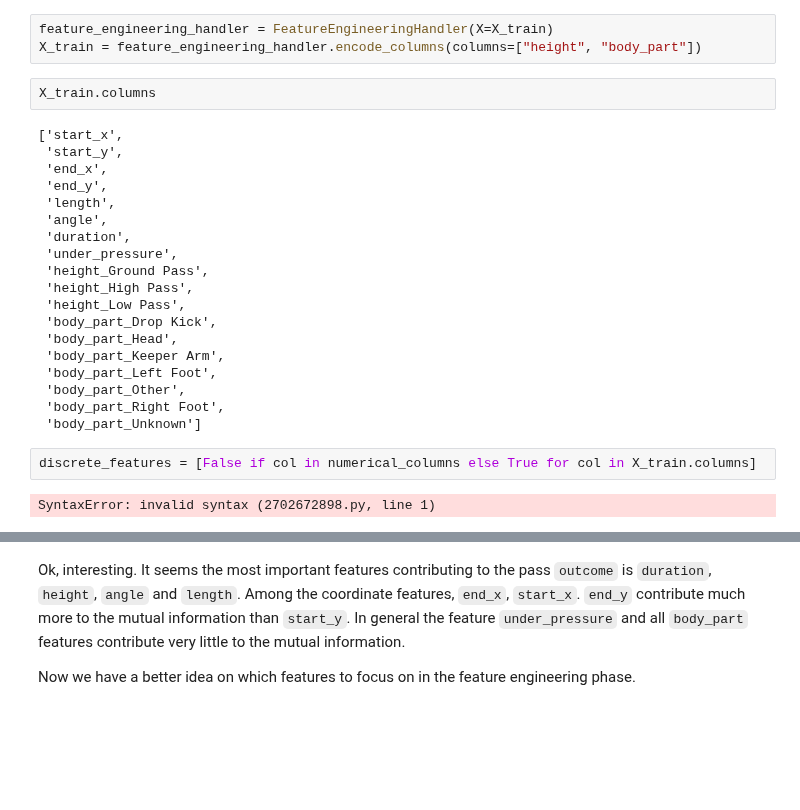
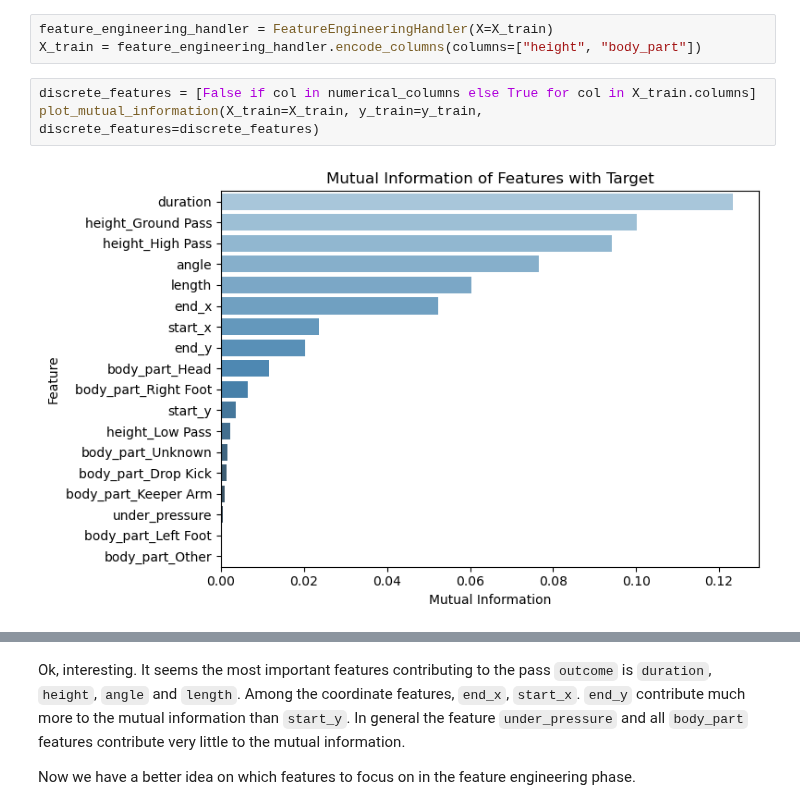
Before and after one commit to yucheng-fu/football_analytics, a Jupyter notebook: 02-analysis/02-analysis.ipynb, the cells around one changed output, grey strips where cells are left out. Cells and saved outputs as stored; diff of their text form; blank space fills up the shorter version.

```diff
--- a/02-analysis/02-analysis.ipynb
+++ b/02-analysis/02-analysis.ipynb
@@ -154,28 +156,8 @@ X_train = train_df.drop(pl.col("outcome"))
 # %%
 feature_engineering_handler = FeatureEngineeringHandler(X=X_train)
 X_train = feature_engineering_handler.encode_columns(columns=["height", "body_part"])
-# %%
-X_train.columns
-# %% [output]
-['start_x',
- 'start_y',
- 'end_x',
- 'end_y',
- 'length',
- 'angle',
- 'duration',
- 'under_pressure',
- 'height_Ground Pass',
- 'height_High Pass',
- 'height_Low Pass',
- 'body_part_Drop Kick',
- 'body_part_Head',
- 'body_part_Keeper Arm',
- 'body_part_Left Foot',
- 'body_part_Other',
- 'body_part_Right Foot',
- 'body_part_Unknown']
 # %%
 discrete_features = [False if col in numerical_columns else True for col in X_train.columns]
+plot_mutual_information(X_train=X_train, y_train=y_train, discrete_features=discrete_features)
 # %% [output]
-SyntaxError: invalid syntax (2702672898.py, line 1)
+[figure, added]
```
Also changed, not shown: parts of 6 cells of this notebook, 3 other files.
